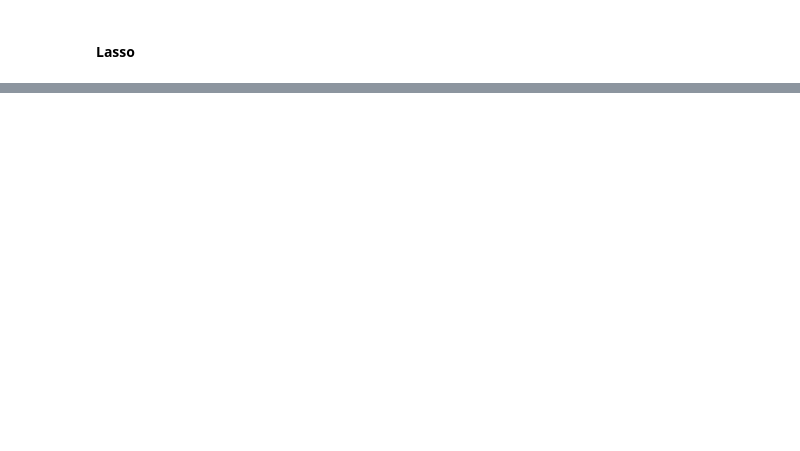
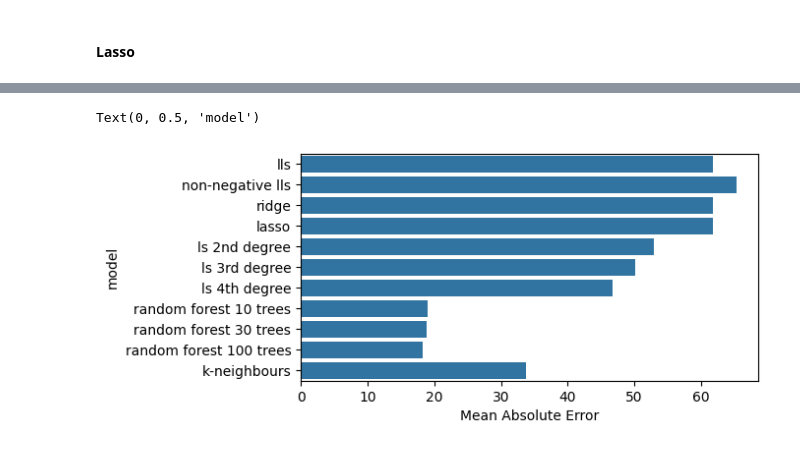
Before and after one commit to syurima/booking-data-analysis, a Jupyter notebook: data_analysis.ipynb, the cells around one changed output, grey strips where cells are left out. Saved outputs shown, nothing was run; the diff lists cells and outputs as text; code cells hidden in the pictures; blank space fills up the shorter version.

```diff
--- a/data_analysis.ipynb
+++ b/data_analysis.ipynb
@@ -556,5 +614,5 @@ print(reg.coef_)
 
 # make predictions on the test data
 y_pred = reg.predict(X_test)
-ev_lss = evaluate(y_pred)
+results.append(pd.DataFrame(evaluate(y_pred), index=['lasso']))
 # %% [output]
@@ -565,0 +732,16 @@ R-squared (R²): 0.23241225763980644
+# %%
+# get polynomial
+trans = PolynomialFeatures(1)
+X_poly = trans.fit_transform(X=X_train, y=y_train)
+
+print(X_poly)
+
+# train model
+reg = RandomForestRegressor(n_estimators=100)
+reg.fit(X_poly, y_train)
+
+#print(reg.coef_)
+
+# make predictions on the test data
+y_pred = reg.predict(trans.transform(X_test))
+results.append(pd.DataFrame(evaluate(y_pred), index=['random forest 100 trees']))
@@ -565,0 +767,16 @@ R-squared (R²): 0.23241225763980644
+# %%
+# get polynomial
+trans = PolynomialFeatures(1)
+X_poly = trans.fit_transform(X=X_train, y=y_train)
+
+print(X_poly)
+
+# train model
+reg = KNeighborsRegressor(n_neighbors=5)
+reg.fit(X_poly, y_train)
+
+#print(reg.coef_)
+
+# make predictions on the test data
+y_pred = reg.predict(trans.transform(X_test))
+results.append(pd.DataFrame(evaluate(y_pred), index=['k-neighbours']))
@@ -565,0 +800,3 @@ R-squared (R²): 0.23241225763980644
+# %%
+results_df = pd.concat(results)
+results_df
@@ -565,0 +816,8 @@ R-squared (R²): 0.23241225763980644
+# %%
+plt.figure(figsize= (6, 3))
+sns.barplot(y=results_df.index, x=results_df.mae)
+plt.xlabel('Mean Absolute Error')
+plt.ylabel('model')
+# %% [output]
+Text(0, 0.5, 'model')
+[figure, added]
```
Also changed, not shown: parts of 35 cells of this notebook, 1 other file.
